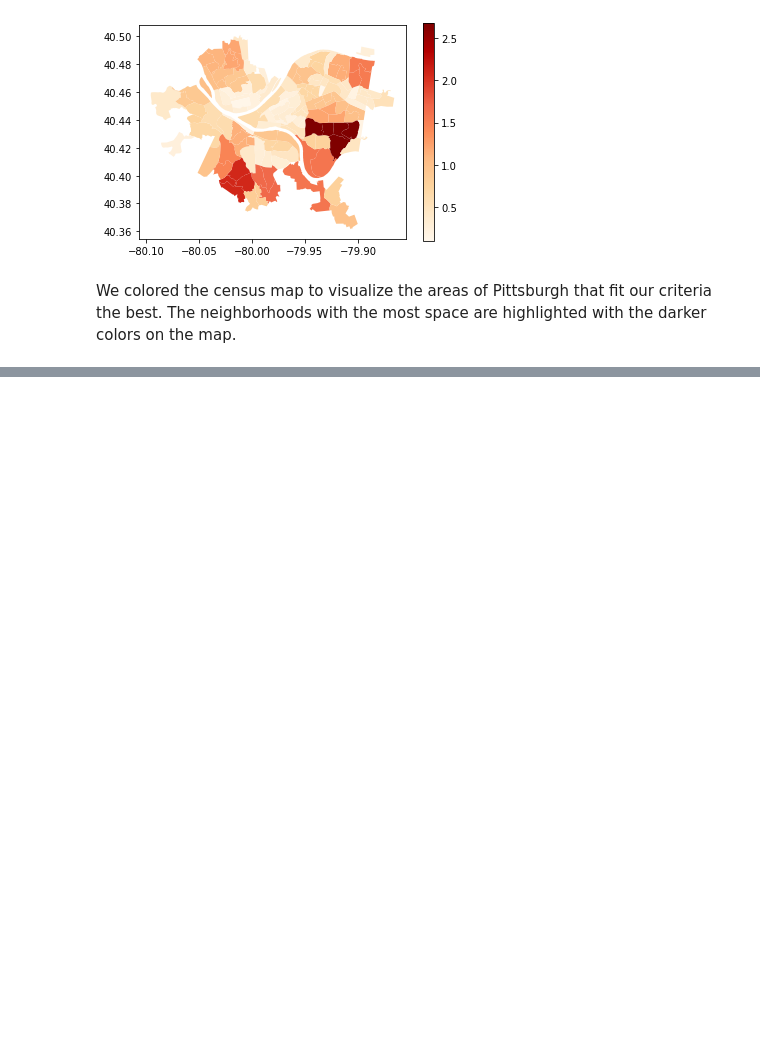
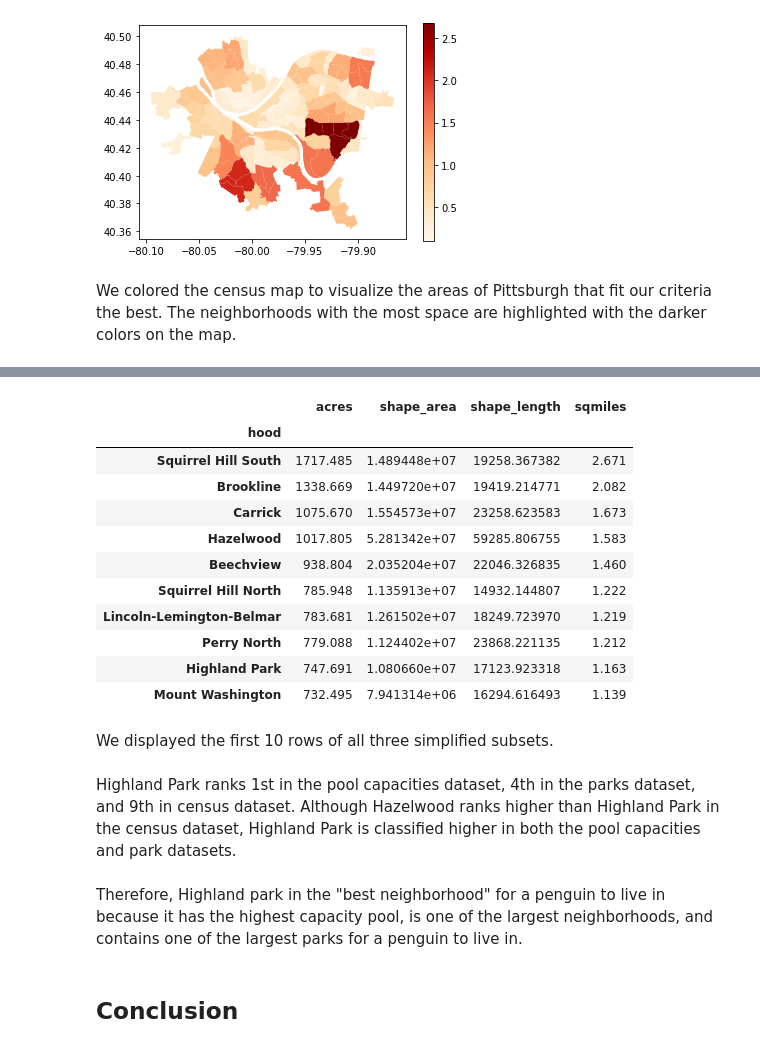
Before and after one commit to 23agowda/Final-Project, a Jupyter notebook: Presentation.ipynb, the cells around one changed output, grey strips where cells are left out. Drawn from its saved outputs; the diff is of its cells as text; code cells hidden in the pictures; blank space fills up the shorter version.

```diff
--- a/Presentation.ipynb
+++ b/Presentation.ipynb
@@ -452,0 +466,24 @@ According to this metric of area in each neighborhood, the best neighborhood for
+# %%
+sorting = pivoted_census.sort_values(by= ["acres", "sqmiles", "shape_area", "shape_length"], ascending=False)
+sorting.head(10)
+# %% [output]
+|  | acres | shape_area | shape_length | sqmiles |
+| hood |  |  |  |  |
+| Squirrel Hill South | 1717.485 | 1.489448e+07 | 19258.367382 | 2.671 |
+| Brookline | 1338.669 | 1.449720e+07 | 19419.214771 | 2.082 |
+| Carrick | 1075.670 | 1.554573e+07 | 23258.623583 | 1.673 |
+| Hazelwood | 1017.805 | 5.281342e+07 | 59285.806755 | 1.583 |
+| Beechview | 938.804 | 2.035204e+07 | 22046.326835 | 1.460 |
+| Squirrel Hill North | 785.948 | 1.135913e+07 | 14932.144807 | 1.222 |
+| Lincoln-Lemington-Belmar | 783.681 | 1.261502e+07 | 18249.723970 | 1.219 |
+| Perry North | 779.088 | 1.124402e+07 | 23868.221135 | 1.212 |
+| Highland Park | 747.691 | 1.080660e+07 | 17123.923318 | 1.163 |
+| Mount Washington | 732.495 | 7.941314e+06 | 16294.616493 | 1.139 |
+# %% [markdown]
+We displayed the first 10 rows of all three simplified subsets.
+# %% [markdown]
+Highland Park ranks 1st in the pool capacities dataset, 4th in the parks dataset, and 9th in census dataset. Although Hazelwood ranks higher than Highland Park in the census dataset, Highland Park is classified higher in both the pool capacities and park datasets.
+# %% [markdown]
+Therefore, Highland park in the "best neighborhood" for a penguin to live in because it has the highest capacity pool, is one of the largest neighborhoods, and contains one of the largest parks for a penguin to live in.
+# %% [markdown]
+## Conclusion
```
Also changed, not shown: parts of 12 cells of this notebook.
